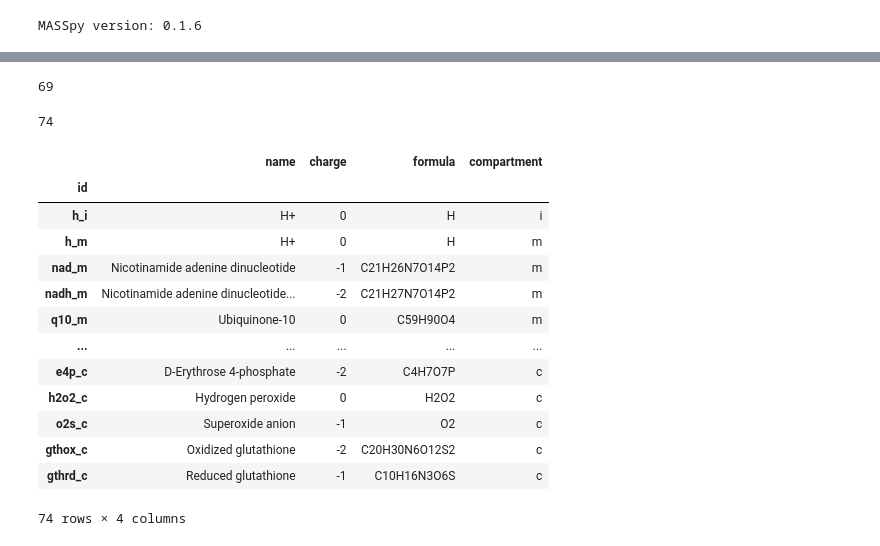
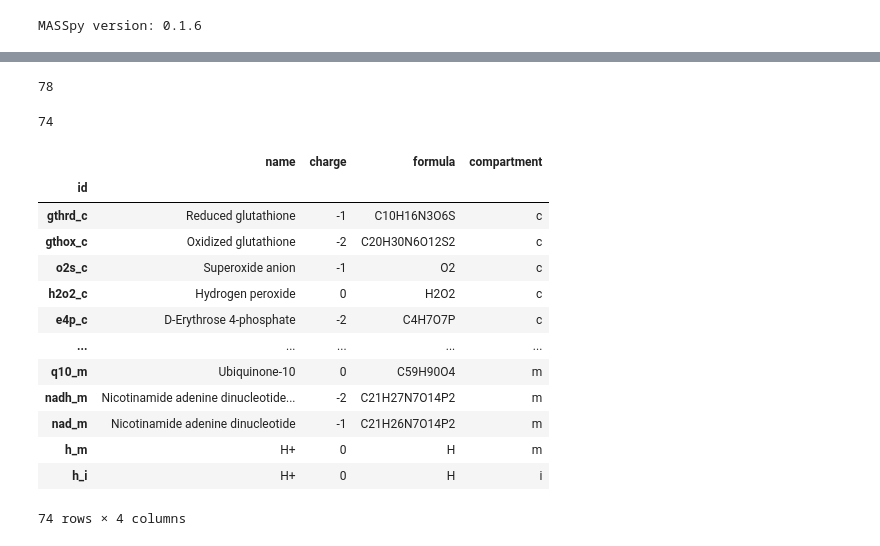
Before and after one commit to Sicily-maker/LiverModel, a Jupyter notebook: met_rxn_core_model.ipynb, the cells around one changed output, grey strips where cells are left out. Saved outputs shown, nothing was run; the diff lists cells and outputs as text; code cells hidden in the pictures.

```diff
--- a/met_rxn_core_model.ipynb
+++ b/met_rxn_core_model.ipynb
@@ -91,10 +107,11 @@ from cobra_dict import reaction_to_dict as reaction_to_dict
 # %%
-reaction_list=[]
+# reaction_list=[]
 for rid in glycolysis_ppp_tca_etc.reactions:
-    reaction_list.append(rid.id)
+    if rid.id not in reaction_list:
+        reaction_list.append(rid.id)
 len(reaction_list)
 # %% [output]
-69
+78
 # %%
 metabolite_list=[]
 for mid in glycolysis_ppp_tca_etc.metabolites:
@@ -118,28 +122,28 @@ def prefix_number_id(id_str):
 # %%
 met_df=pd.DataFrame()
 for met in metabolite_list:
     r3d_met= R3D.metabolites.get_by_id(met)
     m=metabolite_to_dict(r3d_met)
     df_2=pd.DataFrame.from_dict(m,orient='index')
     df_2=df_2.T
-    met_df=met_df.append(df_2)
+    met_df = pd.concat([df_2, met_df])
 
 met_df=met_df.set_index('id')
 met_df
 # %% [output]
 |  | name | charge | formula | compartment |
 | id |  |  |  |  |
+| gthrd_c | Reduced glutathione | -1 | C10H16N3O6S | c |
+| gthox_c | Oxidized glutathione | -2 | C20H30N6O12S2 | c |
+| o2s_c | Superoxide anion | -1 | O2 | c |
+| h2o2_c | Hydrogen peroxide | 0 | H2O2 | c |
+| e4p_c | D-Erythrose 4-phosphate | -2 | C4H7O7P | c |
+| ... | ... | ... | ... | ... |
+| q10_m | Ubiquinone-10 | 0 | C59H90O4 | m |
+| nadh_m | Nicotinamide adenine dinucleotide... | -2 | C21H27N7O14P2 | m |
+| nad_m | Nicotinamide adenine dinucleotide | -1 | C21H26N7O14P2 | m |
+| h_m | H+ | 0 | H | m |
 | h_i | H+ | 0 | H | i |
-| h_m | H+ | 0 | H | m |
-| nad_m | Nicotinamide adenine dinucleotide | -1 | C21H26N7O14P2 | m |
-| nadh_m | Nicotinamide adenine dinucleotide... | -2 | C21H27N7O14P2 | m |
-| q10_m | Ubiquinone-10 | 0 | C59H90O4 | m |
-| ... | ... | ... | ... | ... |
-| e4p_c | D-Erythrose 4-phosphate | -2 | C4H7O7P | c |
-| h2o2_c | Hydrogen peroxide | 0 | H2O2 | c |
-| o2s_c | Superoxide anion | -1 | O2 | c |
-| gthox_c | Oxidized glutathione | -2 | C20H30N6O12S2 | c |
-| gthrd_c | Reduced glutathione | -1 | C10H16N3O6S | c |
 74 rows × 4 columns
 # %%
 csv_met = os.path.join(data_dir,"core_met_df.csv")
```
Also changed, not shown: parts of 10 cells of this notebook, 12 other files.
